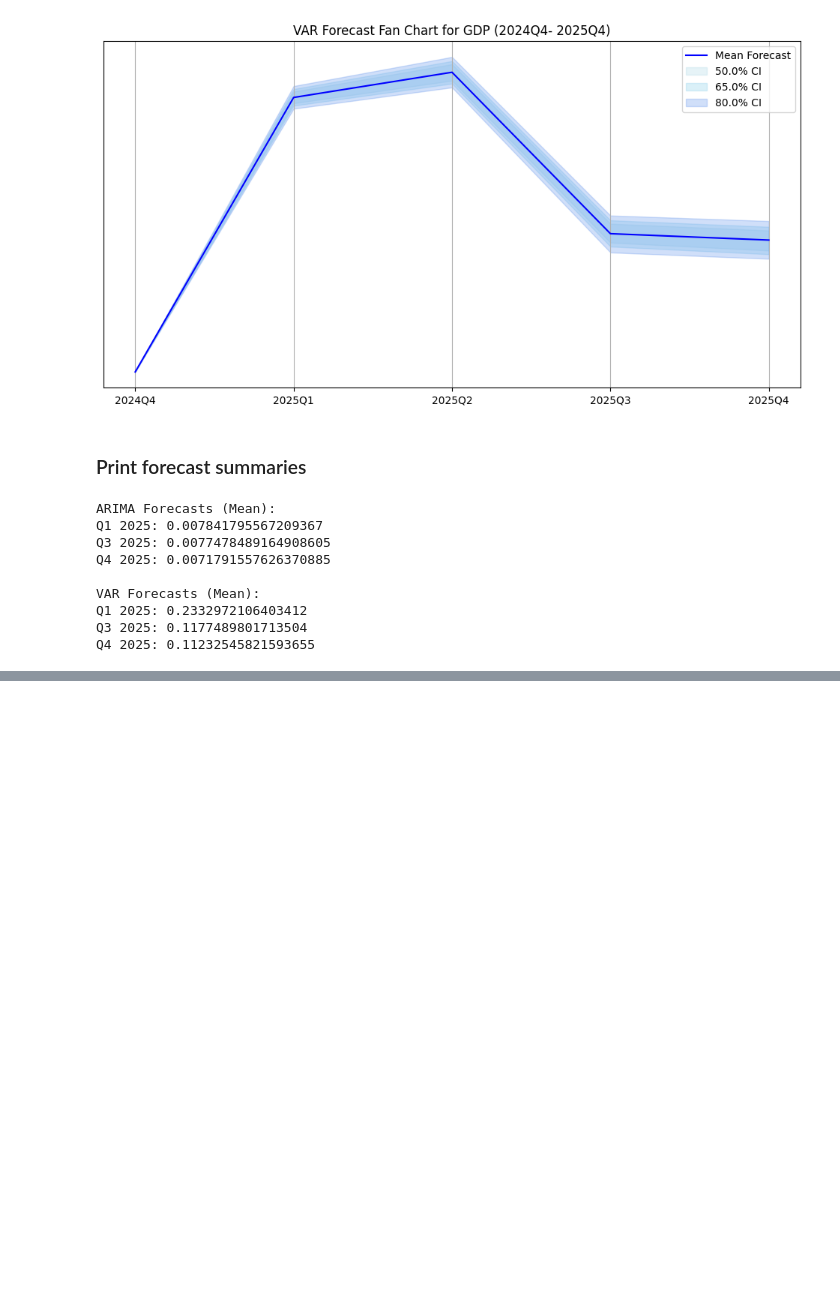
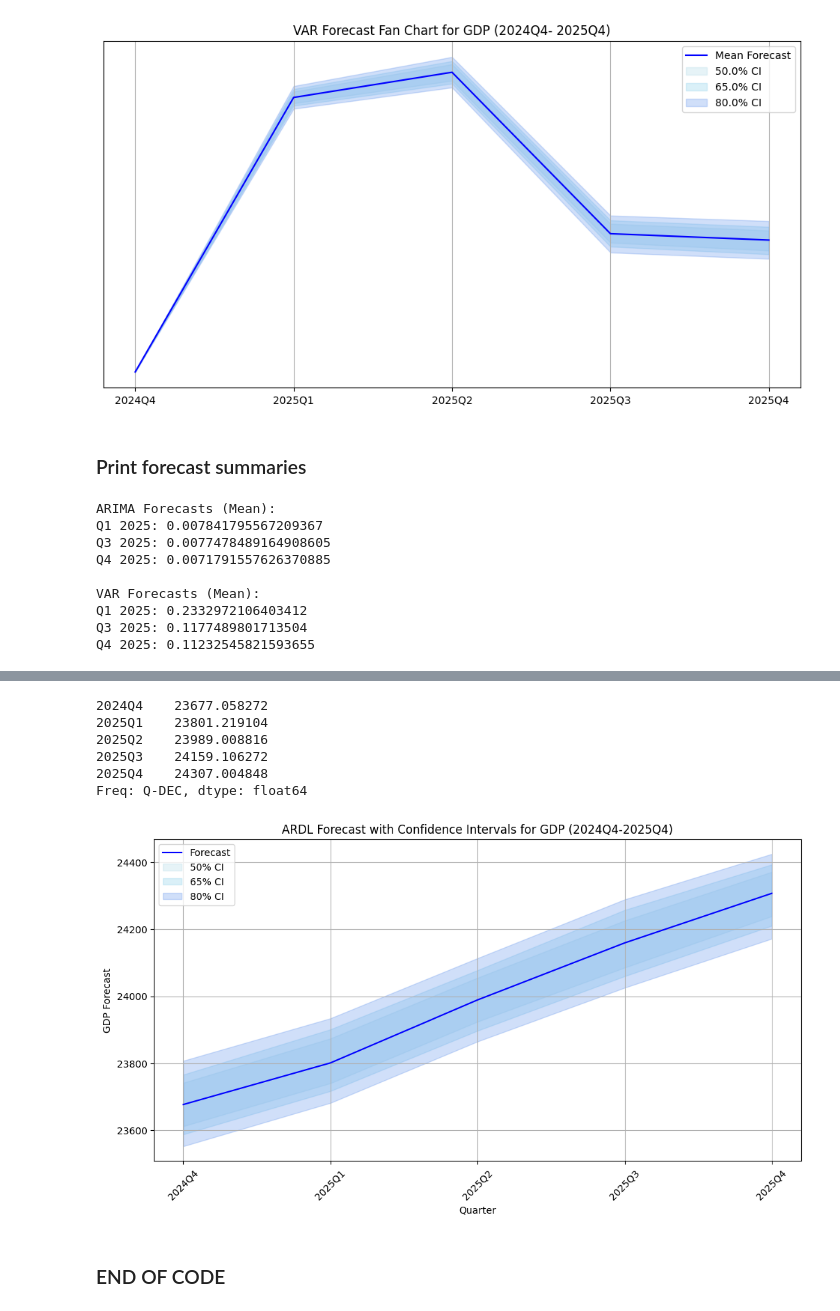
Before and after one commit to turrrray/dsedatathon, a Jupyter notebook: NUS_DSESC_DATABUSTERS_18.ipynb, the cells around one changed output, grey strips where cells are left out. Cells and saved outputs as stored; diff of their text form; code cells hidden in the pictures; blank space fills up the shorter version.

```diff
--- a/NUS_DSESC_DATABUSTERS_18.ipynb
+++ b/NUS_DSESC_DATABUSTERS_18.ipynb
@@ -488,0 +726,11 @@ Q4 2025: 0.11232545821593655
+# %%
+steps= 5
+pred_2025_ardl_forecasts_lag_5= pred_2025_res_aic_lag5.forecast(steps=steps, exog=pred_2025_exog[-steps:])
+pred_2025_ardl_forecasts_lag_5
+# %% [output]
+2024Q4    23677.058272
+2025Q1    23801.219104
+2025Q2    23989.008816
+2025Q3    24159.106272
+2025Q4    24307.004848
+Freq: Q-DEC, dtype: float64
@@ -488,0 +763,52 @@ Q4 2025: 0.11232545821593655
+# %%
+import numpy as np
+import pandas as pd
+import matplotlib.pyplot as plt
+
+def plot_forecast_with_intervals(forecast_series, forecast_simulations, intervals, title):
+    """Plot forecast with multiple confidence intervals"""
+
+    # Ensure forecast_simulations is a NumPy array
+    forecast_simulations = np.asarray(forecast_simulations, dtype=float)
+
+    plt.figure(figsize=(12, 6))
+    plt.plot(forecast_series.index.astype(str), forecast_series.values, color='blue', label='Forecast')
+
+    colors = ['lightblue', 'skyblue', 'cornflowerblue']
+
+    for interval, color in zip(intervals, colors):
+        lower = np.percentile(forecast_simulations, (100 - interval * 100) / 2, axis=1)
+        upper = np.percentile(forecast_simulations, 100 - (100 - interval * 100) / 2, axis=1)
+
+        plt.fill_between(forecast_series.index.astype(str), lower, upper, color=color, alpha=0.3,
+                         label=f'{interval*100:.0f}% CI')
+
+    plt.xlabel('Quarter')
+    plt.ylabel('GDP Forecast')
+    plt.title(title)
+    plt.legend()
+    plt.grid(True)
+    plt.xticks(rotation=45)
+    plt.show()
+
+# Example forecast data
+forecast_series = pd.Series(
+    [23677.058272, 23801.219104, 23989.008816, 24159.106272, 24307.004848],
+    index=pd.period_range(start="2024Q4", periods=5, freq="Q")
+)
+
+# Example simulated forecasts (5 rows for each quarter, multiple simulations per quarter)
+np.random.seed(42)
+forecast_simulations = np.random.normal(loc=forecast_series.values[:, None], scale=100, size=(5, 1000))  # 1000 simulations
+
+# Plot the forecast with confidence intervals
+plot_forecast_with_intervals(
+    forecast_series,
+    forecast_simulations,
+    [0.50, 0.65, 0.80],
+    'ARDL Forecast with Confidence Intervals for GDP (2024Q4-2025Q4)'
+)
+# %% [output]
+[figure, added]
+# %% [markdown]
+### END OF CODE
```
Also changed, not shown: parts of 33 cells of this notebook.
